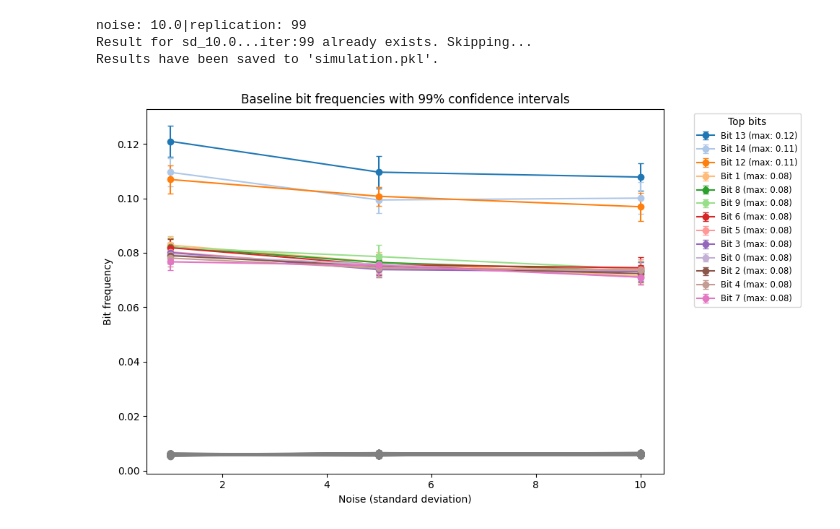
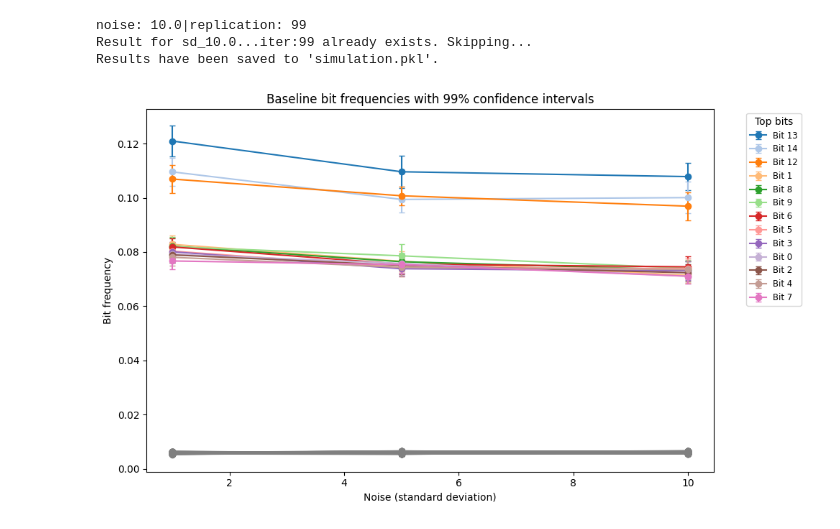
Before and after one commit to Jesse-Islam/reproduce_thesis, a Jupyter notebook: chapter_05/050423_gflownet_sims_full_copy.ipynb, the cells around one changed output. Drawn from its saved outputs; the diff is of its cells as text; code cells hidden in the pictures.

```diff
--- a/chapter_05/050423_gflownet_sims_full_copy.ipynb
+++ b/chapter_05/050423_gflownet_sims_full_copy.ipynb
@@ -678,7 +678,7 @@ def plot_bit_frequencies_topn(grouped_data, title, top_n=3):
                      yerr=bit_values[bit]['cis'],
                      marker='o',
                      capsize=3,
-                     label=f'Bit {bit} (max: {bit_values[bit]["max_mean"]:.2f})',
+                     label=f'Bit {bit}',#(max: {bit_values[bit]["max_mean"]:.2f})
                      color=top_colors[bit])
 
     # Plot the remaining bits in gray (no legend label).
@@ -692,31 +692,31 @@ def plot_bit_frequencies_topn(grouped_data, title, top_n=3):
                      color='gray')
 
     plt.xlabel('Noise (standard deviation)')
     plt.ylabel('Bit frequency')
     plt.title(title)
     plt.legend(title='Top bits', bbox_to_anchor=(1.05, 1), loc='upper left', fontsize='small')
     plt.tight_layout()
     plt.savefig('simple_gfn_simulation.png')
     plt.show()
 
 
 
 
 # Group the results
 baseline_grouped = group_results(baseline_results)
 
 # Get sorted list of noise values and determine number of bits from one sample.
 noise_levels = sorted(baseline_grouped.keys())
 num_bits = baseline_grouped[noise_levels[0]].shape[1]
 replications = baseline_grouped[noise_levels[0]].shape[0]
 
 # For a 95% confidence interval, compute the t multiplier given replications
 confidence = 0.99
 t_val = t.ppf((1 + confidence) / 2, replications - 1)
 
 
 # Example usage:
 # Assume baseline_grouped and moe_grouped have been generated as in the previous code.
 plot_bit_frequencies_topn(baseline_grouped, 'Baseline bit frequencies with 99% confidence intervals', top_n=13)
 # %% [output]
-[figure, old version]
+[figure, new version]
```
Also changed, not shown: 40 other files.
